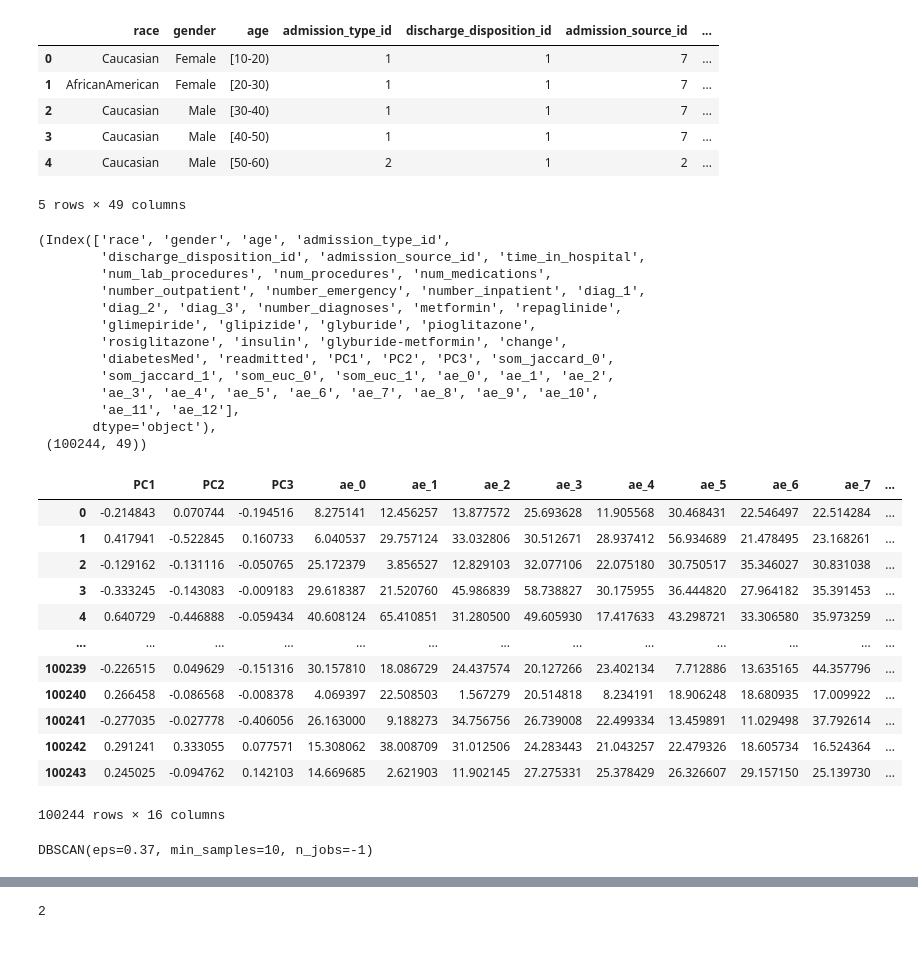
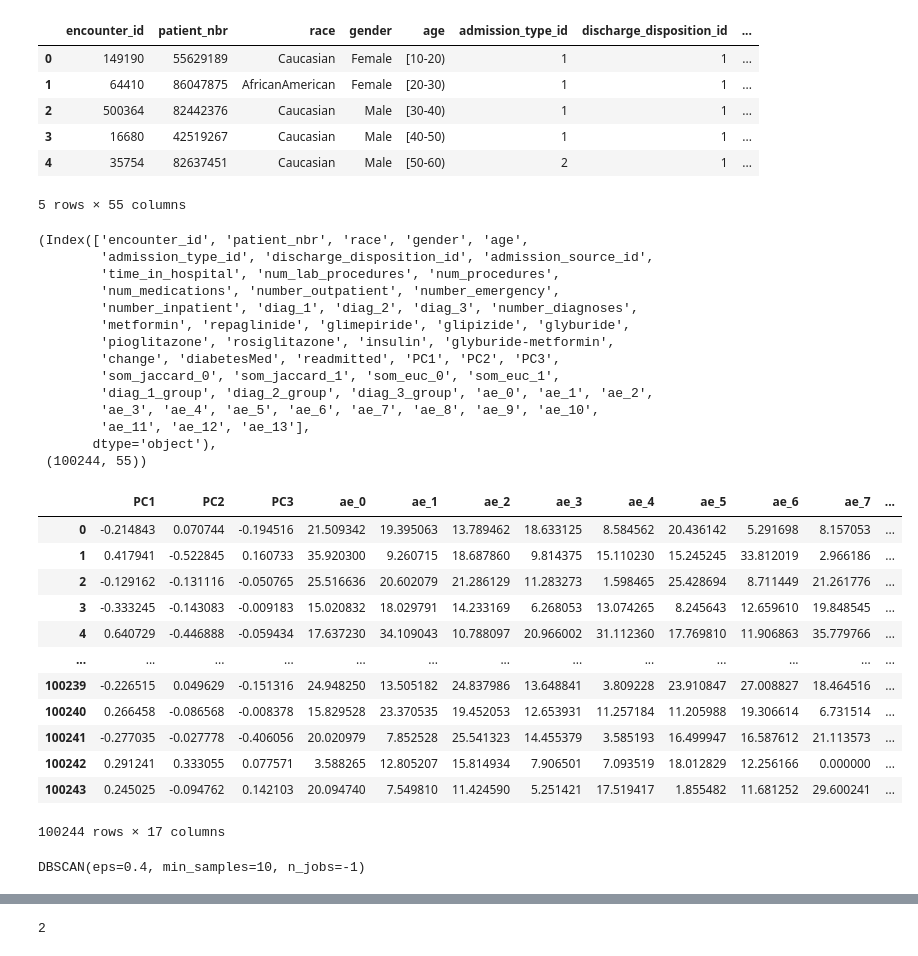
Before and after one commit to BAlmeidaS/predictive-analysis, a Jupyter notebook: 60-EDA-DBscan.ipynb, the cells around one changed output, grey strips where cells are left out. Drawn from its saved outputs; the diff is of its cells as text; code cells hidden in the pictures.

Commit message:
add diag_*_group columns

```diff
--- a/6-EDA-DBscan.ipynb
+++ b/60-EDA-DBscan.ipynb
@@ -6,55 +6,57 @@ from sklearn import preprocessing as preproc
 from scipy import stats
 import numpy as np
 # %%
-df=pd.read_parquet("diabetic_data_cleaned_pca_som_ae.parquet")
+df=pd.read_parquet("diabetic_data_cleaned_pca_som_diag_grouped_ae.parquet")
 # %%
 df.head()
 # %% [output]
-|  | race | gender | age | admission_type_id | discharge_disposition_id | admission_source_id | ... |
-| 0 | Caucasian | Female | [10-20) | 1 | 1 | 7 | ... |
-| 1 | AfricanAmerican | Female | [20-30) | 1 | 1 | 7 | ... |
-| 2 | Caucasian | Male | [30-40) | 1 | 1 | 7 | ... |
-| 3 | Caucasian | Male | [40-50) | 1 | 1 | 7 | ... |
-| 4 | Caucasian | Male | [50-60) | 2 | 1 | 2 | ... |
+|  | encounter_id | patient_nbr | race | gender | age | admission_type_id | discharge_disposition_id | ... |
+| 0 | 149190 | 55629189 | Caucasian | Female | [10-20) | 1 | 1 | ... |
+| 1 | 64410 | 86047875 | AfricanAmerican | Female | [20-30) | 1 | 1 | ... |
+| 2 | 500364 | 82442376 | Caucasian | Male | [30-40) | 1 | 1 | ... |
+| 3 | 16680 | 42519267 | Caucasian | Male | [40-50) | 1 | 1 | ... |
+| 4 | 35754 | 82637451 | Caucasian | Male | [50-60) | 2 | 1 | ... |
-5 rows × 49 columns
+5 rows × 55 columns
 # %%
 df.columns, df.shape
 # %% [output]
-(Index(['race', 'gender', 'age', 'admission_type_id',
-        'discharge_disposition_id', 'admission_source_id', 'time_in_hospital',
-        'num_lab_procedures', 'num_procedures', 'num_medications',
-        'number_outpatient', 'number_emergency', 'number_inpatient', 'diag_1',
-        'diag_2', 'diag_3', 'number_diagnoses', 'metformin', 'repaglinide',
-        'glimepiride', 'glipizide', 'glyburide', 'pioglitazone',
-        'rosiglitazone', 'insulin', 'glyburide-metformin', 'change',
-        'diabetesMed', 'readmitted', 'PC1', 'PC2', 'PC3', 'som_jaccard_0',
-        'som_jaccard_1', 'som_euc_0', 'som_euc_1', 'ae_0', 'ae_1', 'ae_2',
+(Index(['encounter_id', 'patient_nbr', 'race', 'gender', 'age',
+        'admission_type_id', 'discharge_disposition_id', 'admission_source_id',
+        'time_in_hospital', 'num_lab_procedures', 'num_procedures',
+        'num_medications', 'number_outpatient', 'number_emergency',
+        'number_inpatient', 'diag_1', 'diag_2', 'diag_3', 'number_diagnoses',
+        'metformin', 'repaglinide', 'glimepiride', 'glipizide', 'glyburide',
+        'pioglitazone', 'rosiglitazone', 'insulin', 'glyburide-metformin',
+        'change', 'diabetesMed', 'readmitted', 'PC1', 'PC2', 'PC3',
+        'som_jaccard_0', 'som_jaccard_1', 'som_euc_0', 'som_euc_1',
+        'diag_1_group', 'diag_2_group', 'diag_3_group', 'ae_0', 'ae_1', 'ae_2',
         'ae_3', 'ae_4', 'ae_5', 'ae_6', 'ae_7', 'ae_8', 'ae_9', 'ae_10',
-        'ae_11', 'ae_12'],
+        'ae_11', 'ae_12', 'ae_13'],
        dtype='object'),
- (100244, 49))
+ (100244, 55))
 # %%
 DB_COLUMNS = [
-  'PC1','PC2', 'PC3','ae_0', 'ae_1', 'ae_2', 'ae_3', 'ae_4',
-  'ae_5', 'ae_6', 'ae_7', 'ae_8', 'ae_9', 'ae_10', 'ae_11',
-  'ae_12',
+  'PC1','PC2', 'PC3',
+  'ae_0', 'ae_1', 'ae_2', 'ae_3', 'ae_4',
+  'ae_5', 'ae_6', 'ae_7', 'ae_8', 'ae_9',
+  'ae_10', 'ae_11', 'ae_12', 'ae_13'
 ]
 
 df[DB_COLUMNS]
 # %% [output]
 |  | PC1 | PC2 | PC3 | ae_0 | ae_1 | ae_2 | ae_3 | ae_4 | ae_5 | ae_6 | ae_7 | ... |
-| 0 | -0.214843 | 0.070744 | -0.194516 | 8.275141 | 12.456257 | 13.877572 | 25.693628 | 11.905568 | 30.468431 | 22.546497 | 22.514284 | ... |
-| 1 | 0.417941 | -0.522845 | 0.160733 | 6.040537 | 29.757124 | 33.032806 | 30.512671 | 28.937412 | 56.934689 | 21.478495 | 23.168261 | ... |
-| 2 | -0.129162 | -0.131116 | -0.050765 | 25.172379 | 3.856527 | 12.829103 | 32.077106 | 22.075180 | 30.750517 | 35.346027 | 30.831038 | ... |
-| 3 | -0.333245 | -0.143083 | -0.009183 | 29.618387 | 21.520760 | 45.986839 | 58.738827 | 30.175955 | 36.444820 | 27.964182 | 35.391453 | ... |
-| 4 | 0.640729 | -0.446888 | -0.059434 | 40.608124 | 65.410851 | 31.280500 | 49.605930 | 17.417633 | 43.298721 | 33.306580 | 35.973259 | ... |
+| 0 | -0.214843 | 0.070744 | -0.194516 | 21.509342 | 19.395063 | 13.789462 | 18.633125 | 8.584562 | 20.436142 | 5.291698 | 8.157053 | ... |
+| 1 | 0.417941 | -0.522845 | 0.160733 | 35.920300 | 9.260715 | 18.687860 | 9.814375 | 15.110230 | 15.245245 | 33.812019 | 2.966186 | ... |
+| 2 | -0.129162 | -0.131116 | -0.050765 | 25.516636 | 20.602079 | 21.286129 | 11.283273 | 1.598465 | 25.428694 | 8.711449 | 21.261776 | ... |
+| 3 | -0.333245 | -0.143083 | -0.009183 | 15.020832 | 18.029791 | 14.233169 | 6.268053 | 13.074265 | 8.245643 | 12.659610 | 19.848545 | ... |
+| 4 | 0.640729 | -0.446888 | -0.059434 | 17.637230 | 34.109043 | 10.788097 | 20.966002 | 31.112360 | 17.769810 | 11.906863 | 35.779766 | ... |
 | ... | ... | ... | ... | ... | ... | ... | ... | ... | ... | ... | ... | ... |
-| 100239 | -0.226515 | 0.049629 | -0.151316 | 30.157810 | 18.086729 | 24.437574 | 20.127266 | 23.402134 | 7.712886 | 13.635165 | 44.357796 | ... |
-| 100240 | 0.266458 | -0.086568 | -0.008378 | 4.069397 | 22.508503 | 1.567279 | 20.514818 | 8.234191 | 18.906248 | 18.680935 | 17.009922 | ... |
-| 100241 | -0.277035 | -0.027778 | -0.406056 | 26.163000 | 9.188273 | 34.756756 | 26.739008 | 22.499334 | 13.459891 | 11.029498 | 37.792614 | ... |
-| 100242 | 0.291241 | 0.333055 | 0.077571 | 15.308062 | 38.008709 | 31.012506 | 24.283443 | 21.043257 | 22.479326 | 18.605734 | 16.524364 | ... |
-| 100243 | 0.245025 | -0.094762 | 0.142103 | 14.669685 | 2.621903 | 11.902145 | 27.275331 | 25.378429 | 26.326607 | 29.157150 | 25.139730 | ... |
+| 100239 | -0.226515 | 0.049629 | -0.151316 | 24.948250 | 13.505182 | 24.837986 | 13.648841 | 3.809228 | 23.910847 | 27.008827 | 18.464516 | ... |
+| 100240 | 0.266458 | -0.086568 | -0.008378 | 15.829528 | 23.370535 | 19.452053 | 12.653931 | 11.257184 | 11.205988 | 19.306614 | 6.731514 | ... |
+| 100241 | -0.277035 | -0.027778 | -0.406056 | 20.020979 | 7.852528 | 25.541323 | 14.455379 | 3.585193 | 16.499947 | 16.587612 | 21.113573 | ... |
+| 100242 | 0.291241 | 0.333055 | 0.077571 | 3.588265 | 12.805207 | 15.814934 | 7.906501 | 7.093519 | 18.012829 | 12.256166 | 0.000000 | ... |
+| 100243 | 0.245025 | -0.094762 | 0.142103 | 20.094740 | 7.549810 | 11.424590 | 5.251421 | 17.519417 | 1.855482 | 11.681252 | 29.600241 | ... |
-100244 rows × 16 columns
+100244 rows × 17 columns
 # %%
 X=df[DB_COLUMNS]
 
@@ -63,13 +65,13 @@ X=df[DB_COLUMNS]
 X_scaled = preproc.MinMaxScaler().fit_transform(X)
 # %%
 # Apply DBSCAN
-epsilon = 0.37 # You may need to adjust this parameter
+epsilon = 0.40 # You may need to adjust this parameter
 min_samples = 10 # You may need to adjust this parameter
 dbscan = DBSCAN(eps=epsilon, min_samples=min_samples, n_jobs=-1)
 #dbscan.fit(X_scaled)
 dbscan.fit(X_scaled)
 # %% [output]
-DBSCAN(eps=0.37, min_samples=10, n_jobs=-1)
+DBSCAN(eps=0.4, min_samples=10, n_jobs=-1)
 # %%
 # Extract outlier labels
 outlier_mask = dbscan.labels_ == -1
```
Also changed, not shown: parts of 5 cells of this notebook, 8 other files.
